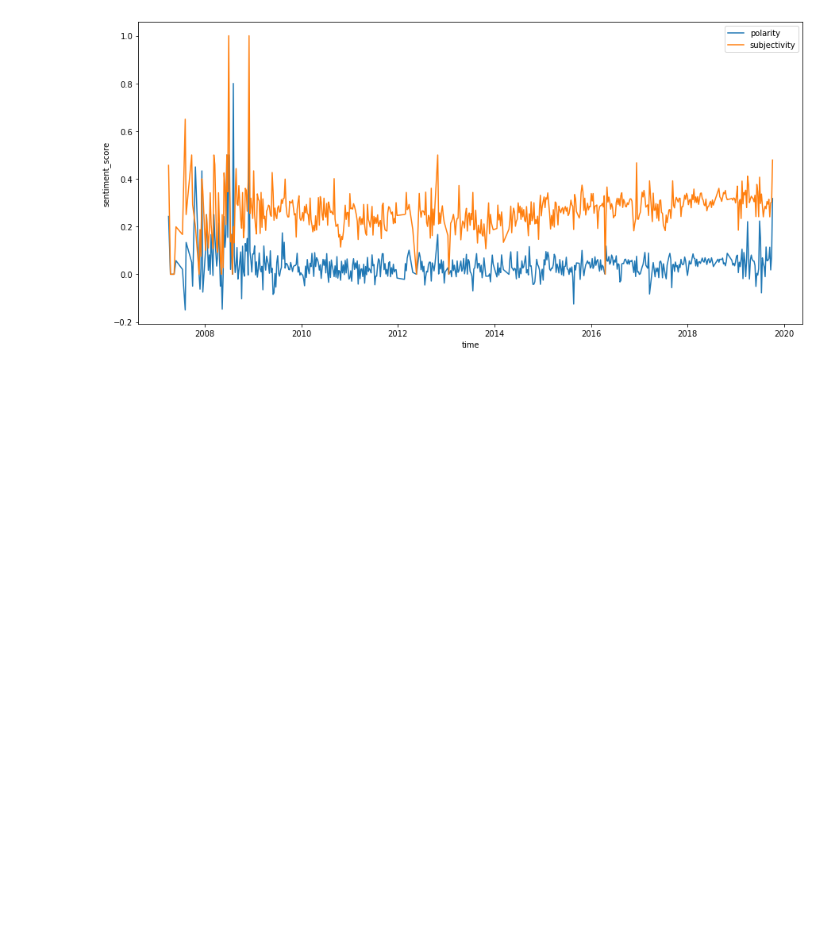
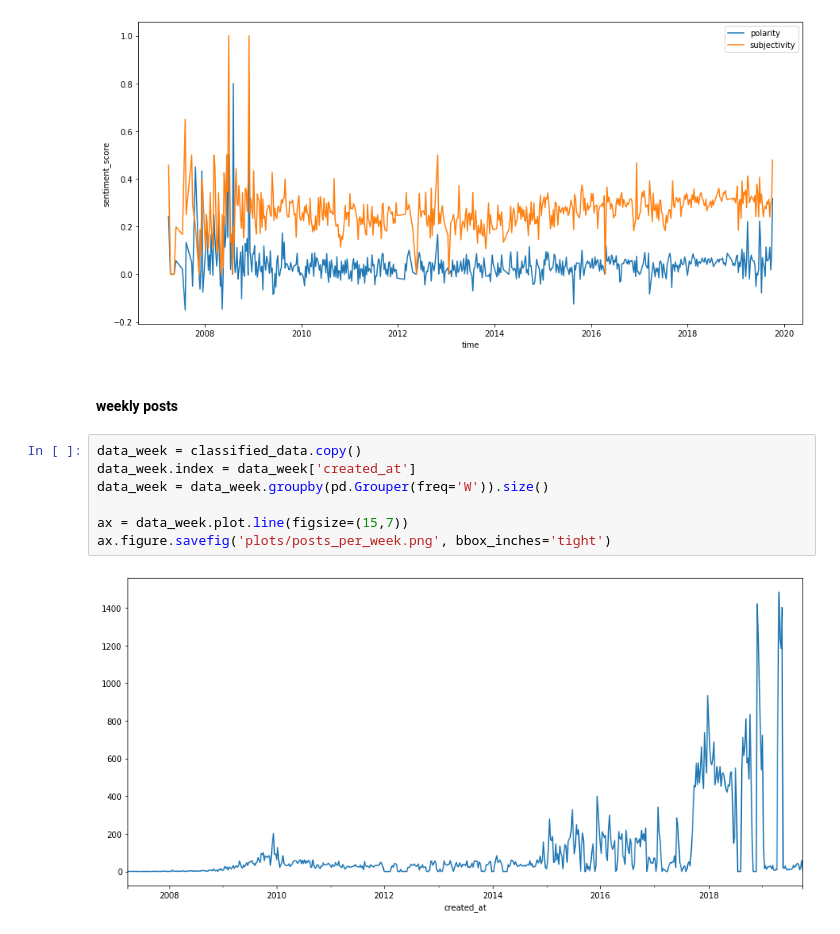
Before and after one commit to 3LL3RM4NN/bdlt_project_the_prophets, a Jupyter notebook: visualisation.ipynb, the cells around one changed output. Drawn from its saved outputs; the diff is of its cells as text; blank space fills up the shorter version.

Commit message:
added more figures

```diff
--- a/visualisation.ipynb
+++ b/visualisation.ipynb
@@ -149,3 +151,14 @@ plt.ylabel('sentiment_score')
 plt.savefig('plots/tb_score_time.png', bbox_inches='tight')
 # %% [output]
 [figure]
+# %% [markdown]
+#### weekly posts
+# %%
+data_week = classified_data.copy()
+data_week.index = data_week['created_at']
+data_week = data_week.groupby(pd.Grouper(freq='W')).size()
+
+ax = data_week.plot.line(figsize=(15,7))
+ax.figure.savefig('plots/posts_per_week.png', bbox_inches='tight')
+# %% [output]
+[figure, added]
```
Also changed, not shown: parts of 2 cells of this notebook, 6 other files.
